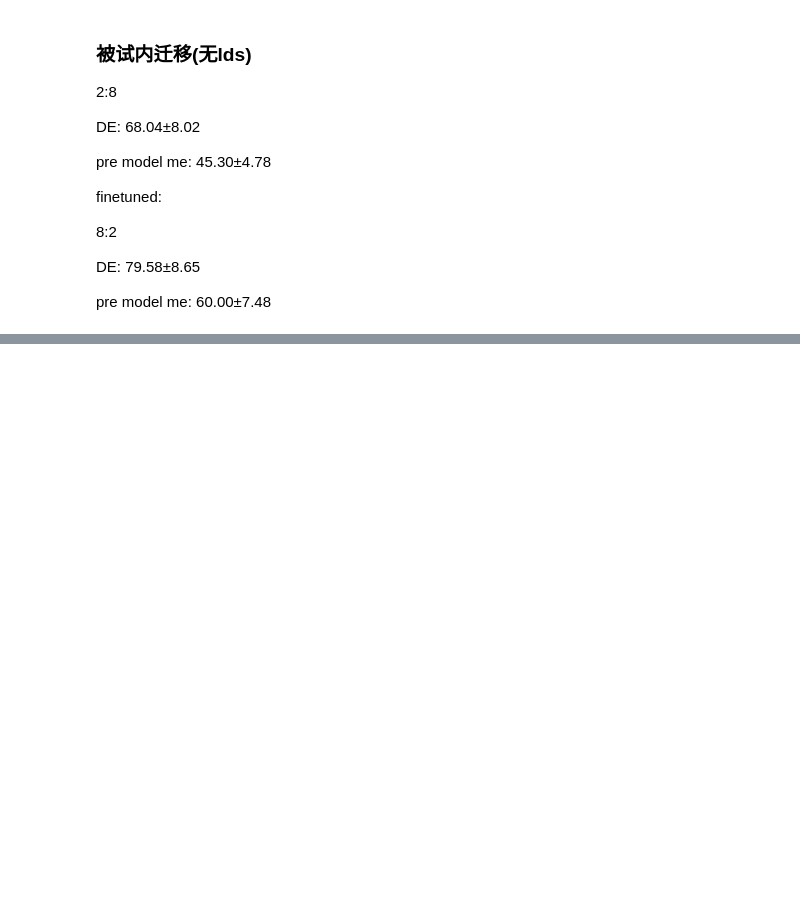
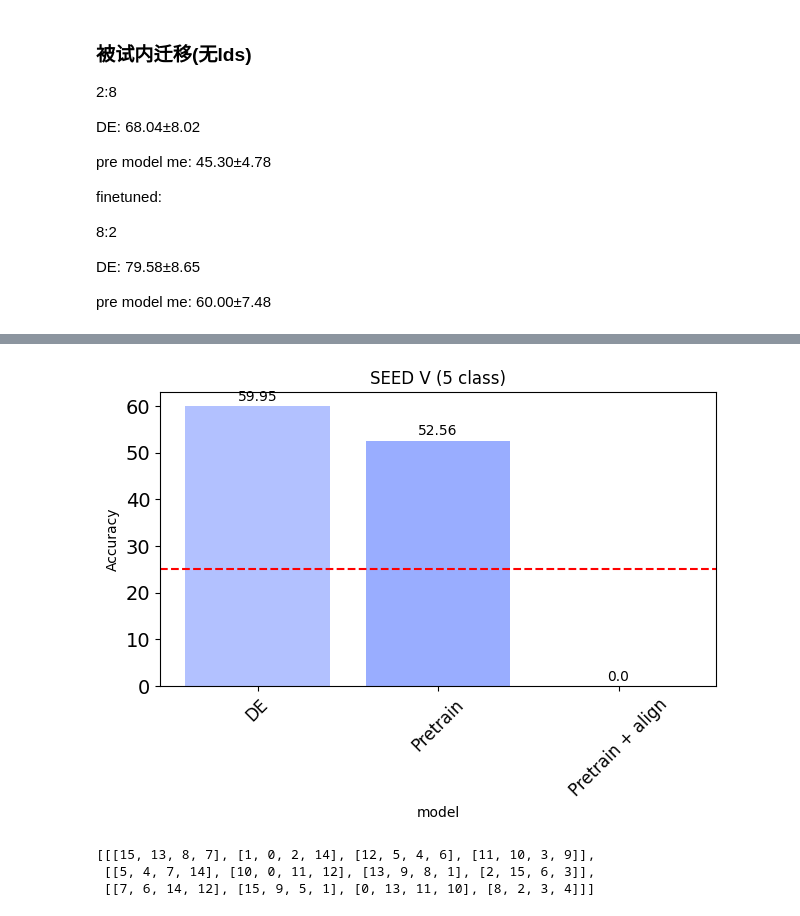
Before and after one commit to soul-M-42/Covariance_EEG_Emotion, a Jupyter notebook: plot.ipynb, the cells around one changed output, grey strips where cells are left out. Drawn from its saved outputs; the diff is of its cells as text; code cells hidden in the pictures; blank space fills up the shorter version.

```diff
--- a/plot.ipynb
+++ b/plot.ipynb
@@ -90,0 +161,35 @@ pre model me: 60.00±7.48
+# %%
+import matplotlib.pyplot as plt
+
+# 数据
+x = ['DE', 'Pretrain', 'Pretrain + align']
+y = [59.95, 52.56, 0]
+colors = [(.0, .2, 1, 0.3), (.0, .2, 1, 0.4), (.0, .2, 1, 0.6)]
+
+# 创建柱状图
+bars = plt.bar(x, y, color=colors)
+plt.xticks(rotation=45, fontsize=12)
+plt.yticks(fontsize=14)
+# plt.figure(figsize=(5, 6))
+
+# 设置x轴标签倾斜45度
+plt.xticks(rotation=45)
+
+# 绘制红色虚线水平线，y值为20
+plt.axhline(y=25, color='r', linestyle='--')
+
+for bar in bars:
+    height = bar.get_height()
+    plt.text(bar.get_x() + bar.get_width() / 2, height + 0.5,  # 位置
+             f'{height}', ha='center', va='bottom', fontsize=10)  # 显示数值
+
+# 设置标题和标签
+plt.title('SEED V (5 class)')
+plt.xlabel('model')
+plt.ylabel('Accuracy')
+
+# 显示图形
+plt.tight_layout()  # 防止标签被遮挡
+plt.show()
+# %% [output]
+[figure, added]
@@ -90,0 +217,6 @@ pre model me: 60.00±7.48
+# %%
+generate_train_val_sets(16, 4, 3)
+# %% [output]
+[[[15, 13, 8, 7], [1, 0, 2, 14], [12, 5, 4, 6], [11, 10, 3, 9]],
+ [[5, 4, 7, 14], [10, 0, 11, 12], [13, 9, 8, 1], [2, 15, 6, 3]],
+ [[7, 6, 14, 12], [15, 9, 5, 1], [0, 13, 11, 10], [8, 2, 3, 4]]]
```
Also changed, not shown: parts of 3 cells of this notebook, 16 other files.
